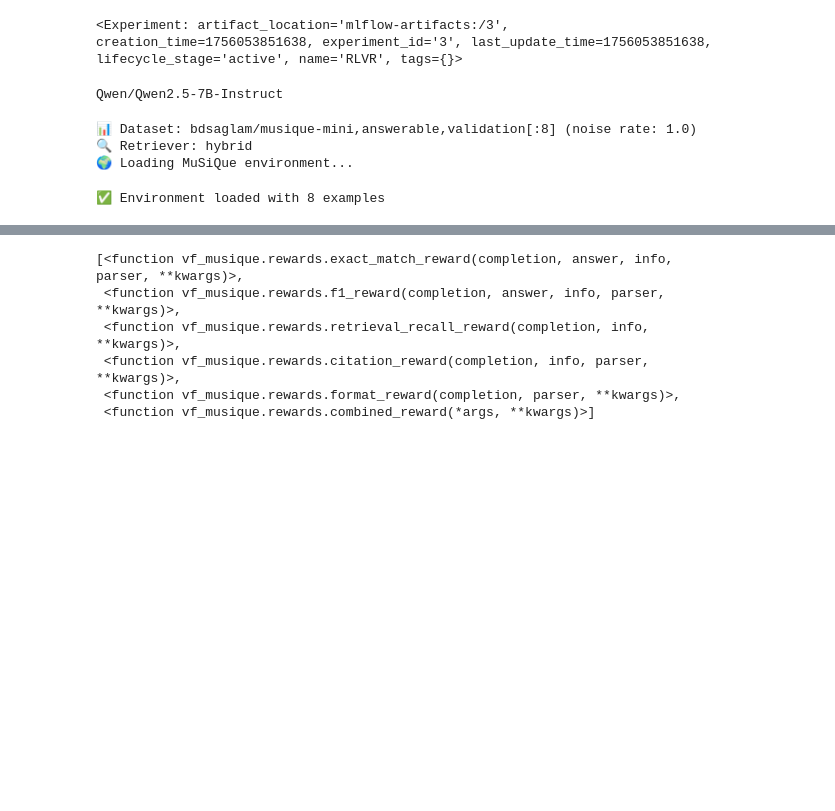
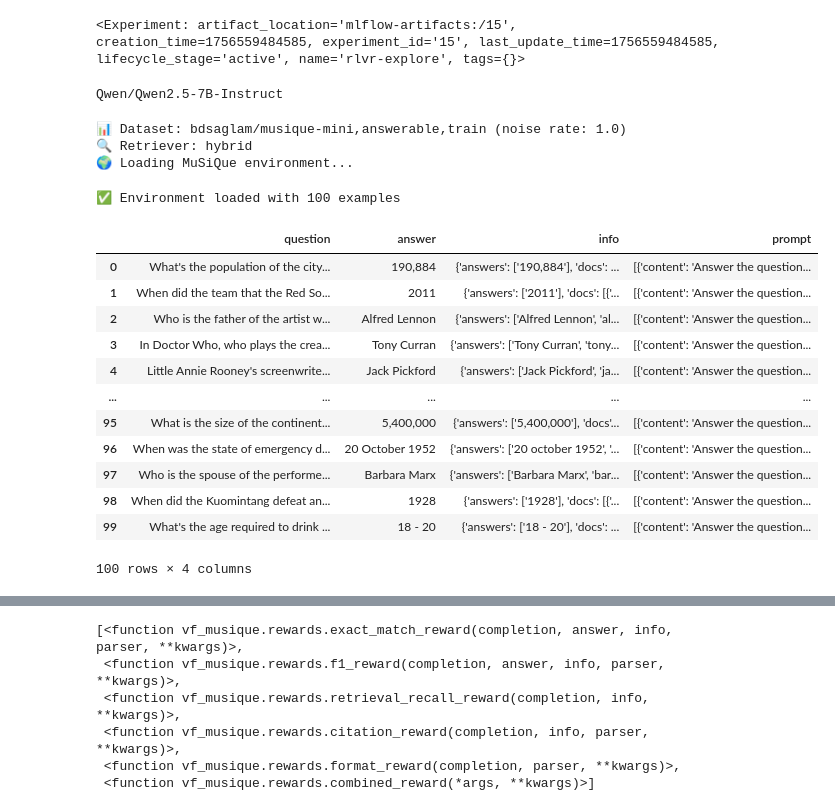
Before and after one commit to bdsaglam/rlvr, a Jupyter notebook: nbs/explore_musique_env.ipynb, the cells around one changed output, grey strips where cells are left out. Saved outputs shown, nothing was run; the diff lists cells and outputs as text; code cells hidden in the pictures; blank space fills up the shorter version.

```diff
--- a/nbs/explore_musique_env.ipynb
+++ b/nbs/explore_musique_env.ipynb
@@ -23,9 +23,9 @@ mlflow.set_tracking_uri("http://127.0.0.1:5000")
 # Enable autologging with all features
 mlflow.openai.autolog()
 # Create a unique name for your experiment.
-mlflow.set_experiment("RLVR")
+mlflow.set_experiment("rlvr-explore")
 # %% [output]
-<Experiment: artifact_location='mlflow-artifacts:/3', creation_time=1756053851638, experiment_id='3', last_update_time=1756053851638, lifecycle_stage='active', name='RLVR', tags={}>
+<Experiment: artifact_location='mlflow-artifacts:/15', creation_time=1756559484585, experiment_id='15', last_update_time=1756559484585, lifecycle_stage='active', name='rlvr-explore', tags={}>
 # %%
 model_response = await openai_client.models.list()
 available_models = [item.id for item in model_response.data if item.object == 'model']
@@ -34,7 +34,7 @@ print(model)
 # %% [output]
 Qwen/Qwen2.5-7B-Instruct
 # %%
-datasets_str = "bdsaglam/musique-mini,answerable,validation[:8]"
+datasets_str = "bdsaglam/musique-mini,answerable,train"
 noise_rate = 1.0
 retriever = "hybrid"
 
@@ -52,7 +52,24 @@ vf_env = vf.load_environment(
 )
 print(f"✅ Environment loaded with {len(vf_env.dataset)} examples")
 # %% [output]
-📊 Dataset: bdsaglam/musique-mini,answerable,validation[:8] (noise rate: 1.0)
+📊 Dataset: bdsaglam/musique-mini,answerable,train (noise rate: 1.0)
 🔍 Retriever: hybrid
 🌍 Loading MuSiQue environment...
-✅ Environment loaded with 8 examples
+✅ Environment loaded with 100 examples
+# %%
+df = vf_env.dataset.to_pandas()
+df
+# %% [output]
+|  | question | answer | info | prompt |
+| 0 | What's the population of the city... | 190,884 | {'answers': ['190,884'], 'docs': ... | [{'content': 'Answer the question... |
+| 1 | When did the team that the Red So... | 2011 | {'answers': ['2011'], 'docs': [{'... | [{'content': 'Answer the question... |
+| 2 | Who is the father of the artist w... | Alfred Lennon | {'answers': ['Alfred Lennon', 'al... | [{'content': 'Answer the question... |
+| 3 | In Doctor Who, who plays the crea... | Tony Curran | {'answers': ['Tony Curran', 'tony... | [{'content': 'Answer the question... |
+| 4 | Little Annie Rooney's screenwrite... | Jack Pickford | {'answers': ['Jack Pickford', 'ja... | [{'content': 'Answer the question... |
+| ... | ... | ... | ... | ... |
+| 95 | What is the size of the continent... | 5,400,000 | {'answers': ['5,400,000'], 'docs'... | [{'content': 'Answer the question... |
+| 96 | When was the state of emergency d... | 20 October 1952 | {'answers': ['20 october 1952', '... | [{'content': 'Answer the question... |
+| 97 | Who is the spouse of the performe... | Barbara Marx | {'answers': ['Barbara Marx', 'bar... | [{'content': 'Answer the question... |
+| 98 | When did the Kuomintang defeat an... | 1928 | {'answers': ['1928'], 'docs': [{'... | [{'content': 'Answer the question... |
+| 99 | What's the age required to drink ... | 18 - 20 | {'answers': ['18 - 20'], 'docs': ... | [{'content': 'Answer the question... |
+100 rows × 4 columns
```
Also changed, not shown: parts of 8 cells of this notebook, 16 other files.
